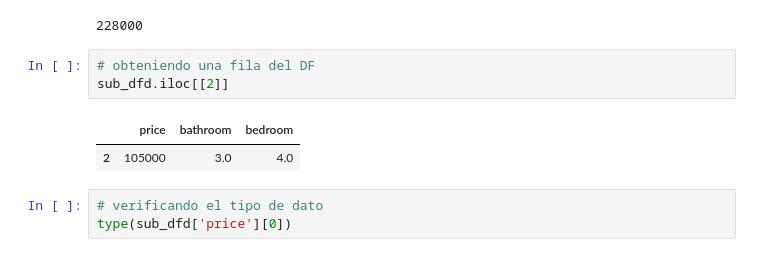
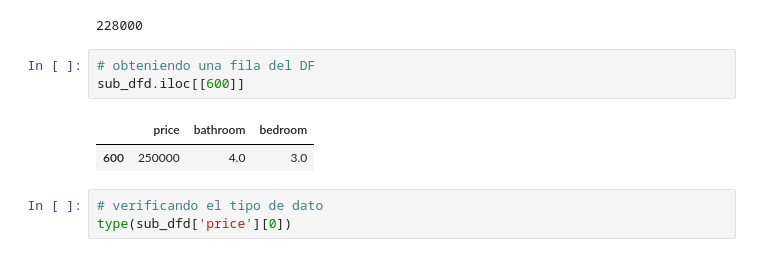
Before and after one commit to mamanipatricia/Pyladies-La-Paz, a Jupyter notebook: day5_Manejo_archivos_paquetes_Numpy_Pandas.ipynb, the cells around one changed output. Cells and saved outputs as stored; diff of their text form.

```diff
--- a/day5_Manejo_archivos_paquetes_Numpy_Pandas.ipynb
+++ b/day5_Manejo_archivos_paquetes_Numpy_Pandas.ipynb
@@ -292,10 +292,10 @@ sub_dfd['price'][3]
 228000
 # %%
 # obteniendo una fila del DF
-sub_dfd.iloc[[2]]
+sub_dfd.iloc[[600]]
 # %% [output]
 |  | price | bathroom | bedroom |
-| 2 | 105000 | 3.0 | 4.0 |
+| 600 | 250000 | 4.0 | 3.0 |
 # %%
 # verificando el tipo de dato
 type(sub_dfd['price'][0])
```
Also changed, not shown: parts of 10 cells of this notebook.
